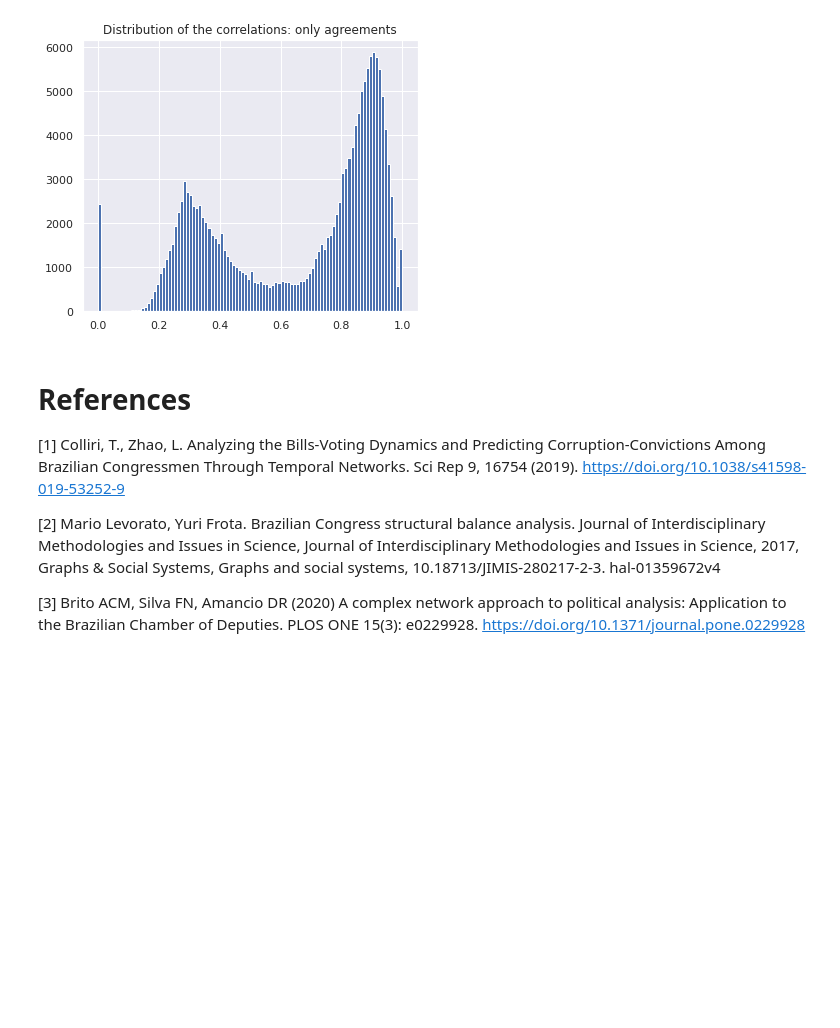
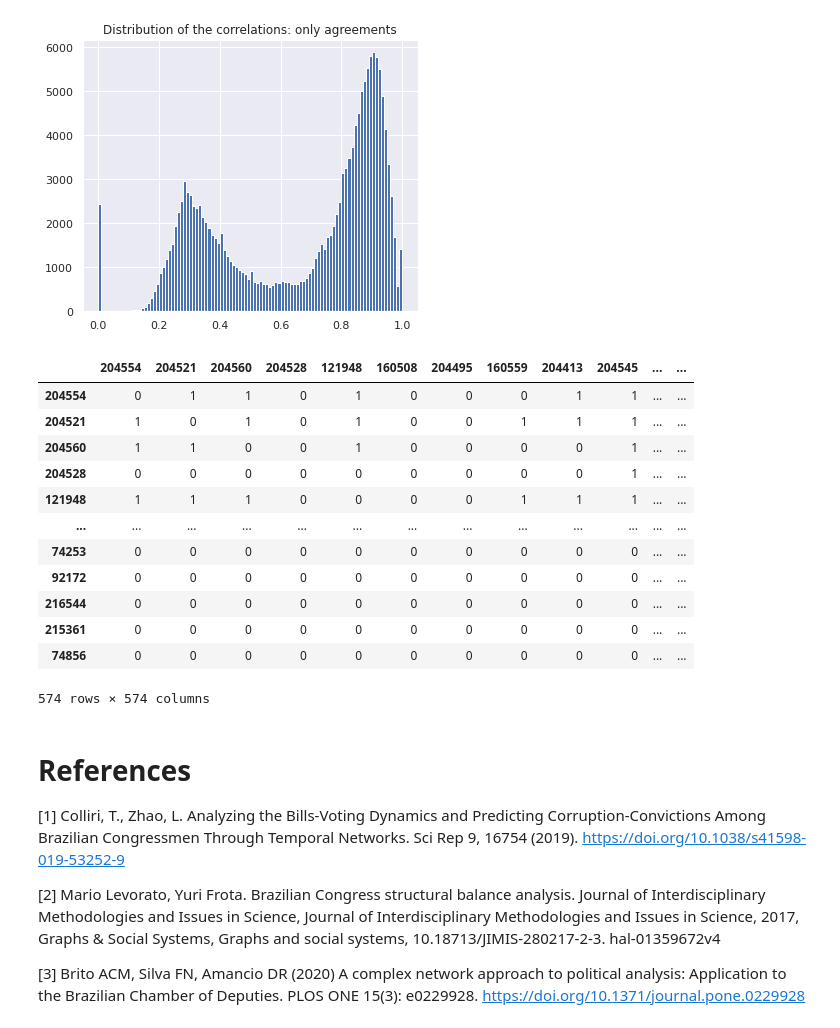
Before and after one commit to lucasmoschen/project-network-science, a Jupyter notebook: notebooks/network_construction.ipynb, the cells around one changed output. Cells and saved outputs as stored; diff of their text form; code cells hidden in the pictures; blank space fills up the shorter version.

Commit message:
build graph from threshold function

```diff
--- a/notebooks/network_construction.ipynb
+++ b/notebooks/network_construction.ipynb
@@ -227,6 +227,24 @@ ax.set_title("Distribution of the correlations: only agreements")
 plt.show()
 # %% [output]
 [figure]
+# %%
+adjacency_matrix = build_adjacency_matrix_from_inner_product(incidence_matrix, 'partial', 'against')
+# %%
+1*(adjacency_matrix > 0.5)
+# %% [output]
+|  | 204554 | 204521 | 204560 | 204528 | 121948 | 160508 | 204495 | 160559 | 204413 | 204545 | ... | ... |
+| 204554 | 0 | 1 | 1 | 0 | 1 | 0 | 0 | 0 | 1 | 1 | ... | ... |
+| 204521 | 1 | 0 | 1 | 0 | 1 | 0 | 0 | 1 | 1 | 1 | ... | ... |
+| 204560 | 1 | 1 | 0 | 0 | 1 | 0 | 0 | 0 | 0 | 1 | ... | ... |
+| 204528 | 0 | 0 | 0 | 0 | 0 | 0 | 0 | 0 | 0 | 1 | ... | ... |
+| 121948 | 1 | 1 | 1 | 0 | 0 | 0 | 0 | 1 | 1 | 1 | ... | ... |
+| ... | ... | ... | ... | ... | ... | ... | ... | ... | ... | ... | ... | ... |
+| 74253 | 0 | 0 | 0 | 0 | 0 | 0 | 0 | 0 | 0 | 0 | ... | ... |
+| 92172 | 0 | 0 | 0 | 0 | 0 | 0 | 0 | 0 | 0 | 0 | ... | ... |
+| 216544 | 0 | 0 | 0 | 0 | 0 | 0 | 0 | 0 | 0 | 0 | ... | ... |
+| 215361 | 0 | 0 | 0 | 0 | 0 | 0 | 0 | 0 | 0 | 0 | ... | ... |
+| 74856 | 0 | 0 | 0 | 0 | 0 | 0 | 0 | 0 | 0 | 0 | ... | ... |
+574 rows × 574 columns
 # %% [markdown]
 # References
 
```
Also changed, not shown: 1 other file.
